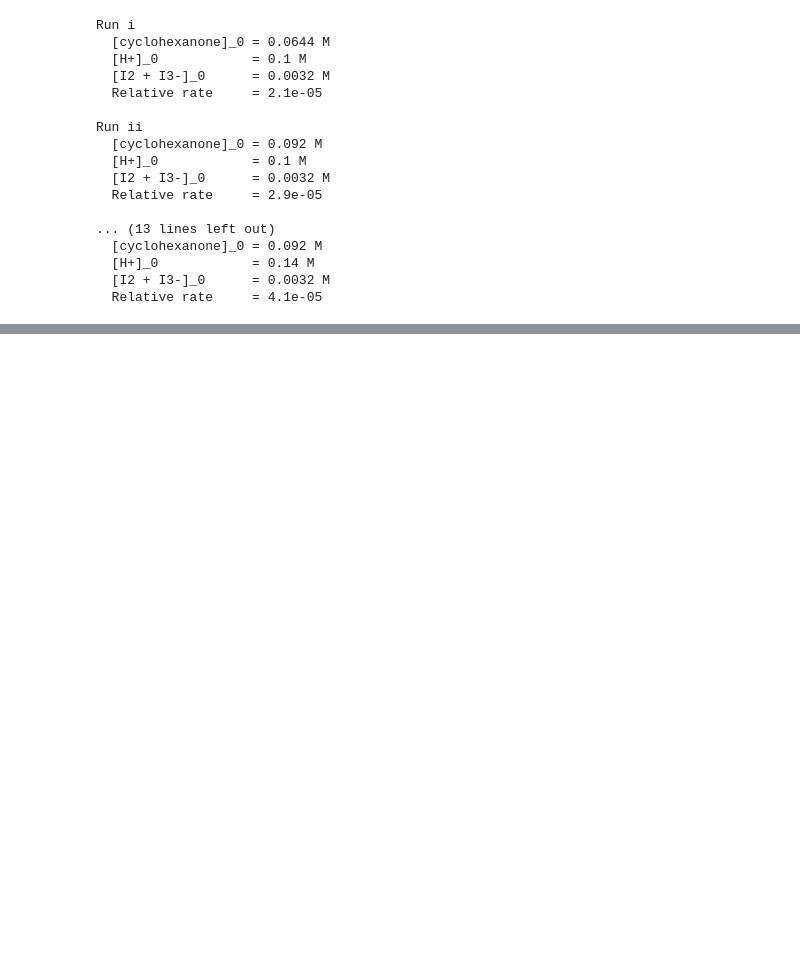
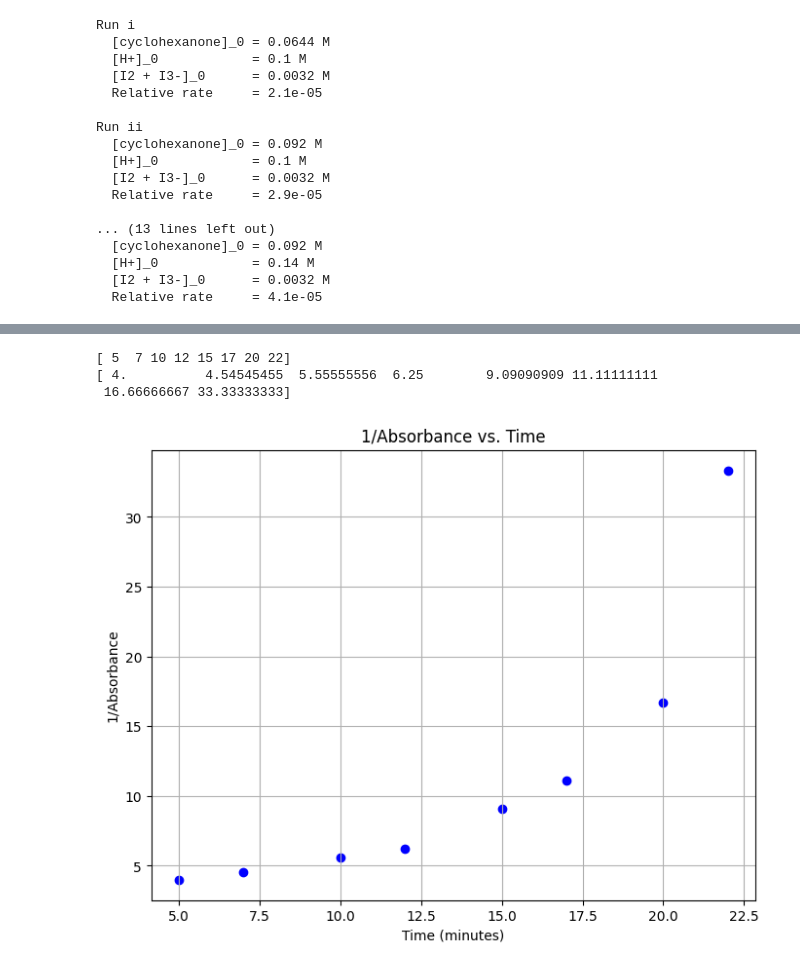
Before and after one commit to paulrobustelli/Chem6_Lab_PythonCode, a Jupyter notebook: CHEM6_Lab1_Prelab_Python.ipynb, the cells around one changed output, grey strips where cells are left out. Saved outputs shown, nothing was run; the diff lists cells and outputs as text; code cells hidden in the pictures; blank space fills up the shorter version.

```diff
--- a/CHEM6_Lab1_Prelab_Python.ipynb
+++ b/CHEM6_Lab1_Prelab_Python.ipynb
@@ -347,0 +397,22 @@ Run ii
+# %%
+#Now we take the plot 1/A565 vs. time
+t_min = np.array([5, 7, 10, 12, 15, 17, 20, 22])
+A565  = np.array([0.25, 0.22, 0.18, 0.16, 0.11, 0.09, 0.06, 0.03])
+reciprocal_A565=1/A565
+
+print(t_min)
+print(reciprocal_A565)
+
+
+plt.figure(figsize=(8, 6))  # Adjust figure size for better viewing
+plt.scatter(t_min, reciprocal_A565, marker='o', linestyle='-', color='blue')
+plt.xlabel("Time (minutes)")
+plt.ylabel("1/Absorbance")
+plt.title("1/Absorbance vs. Time")
+plt.grid(True)
+plt.show()
+# %% [output]
+[ 5  7 10 12 15 17 20 22]
+[ 4.          4.54545455  5.55555556  6.25        9.09090909 11.11111111
+ 16.66666667 33.33333333]
+[figure, added]
```
Also changed, not shown: parts of 6 cells of this notebook.
